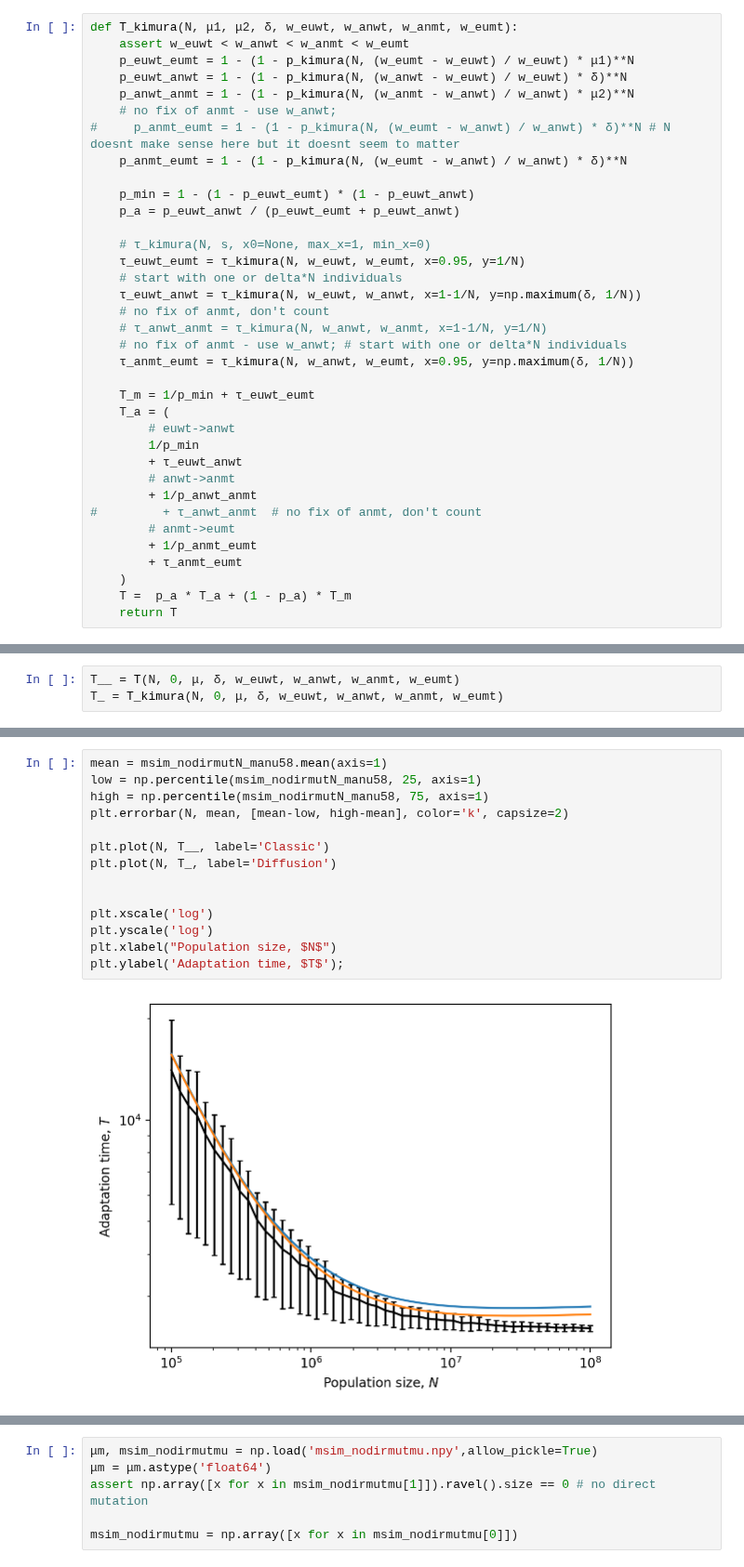
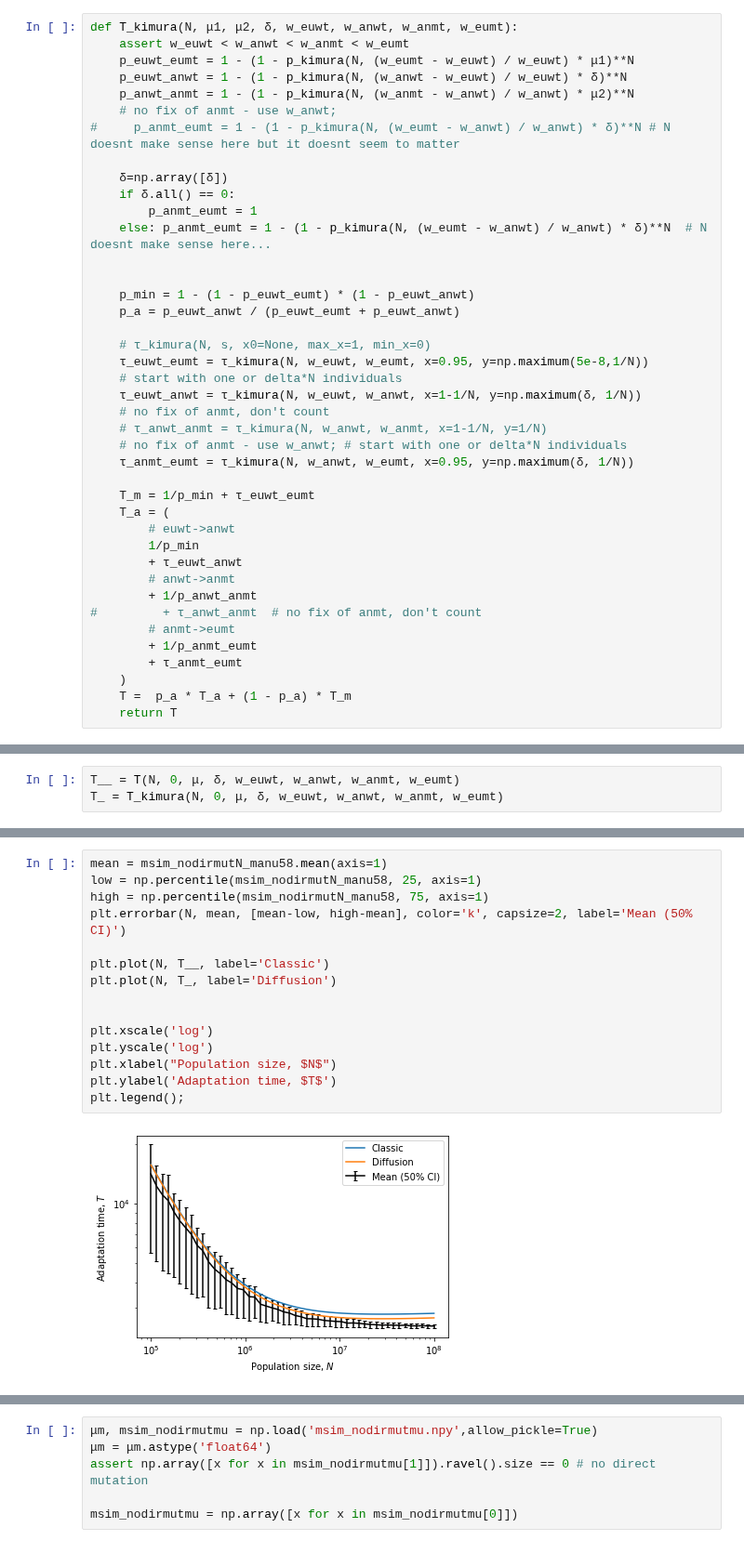
Before and after one commit to yoavram-lab/Heatrisomy, a Jupyter notebook: notebooks_mp/no-direct-mutation.ipynb, the cells around one changed output, grey strips where cells are left out. Shown at 93% size. Drawn from its saved outputs; the diff is of its cells as text.

```diff
--- a/notebooks_mp/no-direct-mutation.ipynb
+++ b/notebooks_mp/no-direct-mutation.ipynb
@@ -107,13 +128,18 @@ def T_kimura(N, μ1, μ2, δ, w_euwt, w_anwt, w_anmt, w_eumt):
     p_anwt_anmt = 1 - (1 - p_kimura(N, (w_anmt - w_anwt) / w_anwt) * μ2)**N
     # no fix of anmt - use w_anwt;
 #     p_anmt_eumt = 1 - (1 - p_kimura(N, (w_eumt - w_anwt) / w_anwt) * δ)**N # N doesnt make sense here but it doesnt seem to matter
-    p_anmt_eumt = 1 - (1 - p_kimura(N, (w_eumt - w_anwt) / w_anwt) * δ)**N
+
+    δ=np.array([δ])
+    if δ.all() == 0:
+        p_anmt_eumt = 1
+    else: p_anmt_eumt = 1 - (1 - p_kimura(N, (w_eumt - w_anwt) / w_anwt) * δ)**N  # N doesnt make sense here...
+
 
     p_min = 1 - (1 - p_euwt_eumt) * (1 - p_euwt_anwt)
     p_a = p_euwt_anwt / (p_euwt_eumt + p_euwt_anwt)
 
     # τ_kimura(N, s, x0=None, max_x=1, min_x=0)
-    τ_euwt_eumt = τ_kimura(N, w_euwt, w_eumt, x=0.95, y=1/N)
+    τ_euwt_eumt = τ_kimura(N, w_euwt, w_eumt, x=0.95, y=np.maximum(5e-8,1/N))
     # start with one or delta*N individuals
     τ_euwt_anwt = τ_kimura(N, w_euwt, w_anwt, x=1-1/N, y=np.maximum(δ, 1/N))
     # no fix of anmt, don't count
@@ -151,17 +196,18 @@ T_ = T_kimura(N, 0, μ, δ, w_euwt, w_anwt, w_anmt, w_eumt)
 # %%
 mean = msim_nodirmutN_manu58.mean(axis=1)
 low = np.percentile(msim_nodirmutN_manu58, 25, axis=1)
 high = np.percentile(msim_nodirmutN_manu58, 75, axis=1)
-plt.errorbar(N, mean, [mean-low, high-mean], color='k', capsize=2)
+plt.errorbar(N, mean, [mean-low, high-mean], color='k', capsize=2, label='Mean (50% CI)')
 
 plt.plot(N, T__, label='Classic')
 plt.plot(N, T_, label='Diffusion')
 
 
 plt.xscale('log')
 plt.yscale('log')
 plt.xlabel("Population size, $N$")
-plt.ylabel('Adaptation time, $T$');
+plt.ylabel('Adaptation time, $T$')
+plt.legend();
 # %% [output]
-[figure, old version]
+[figure, new version]
 # %% [markdown]
```
Also changed, not shown: parts of 23 cells of this notebook.
